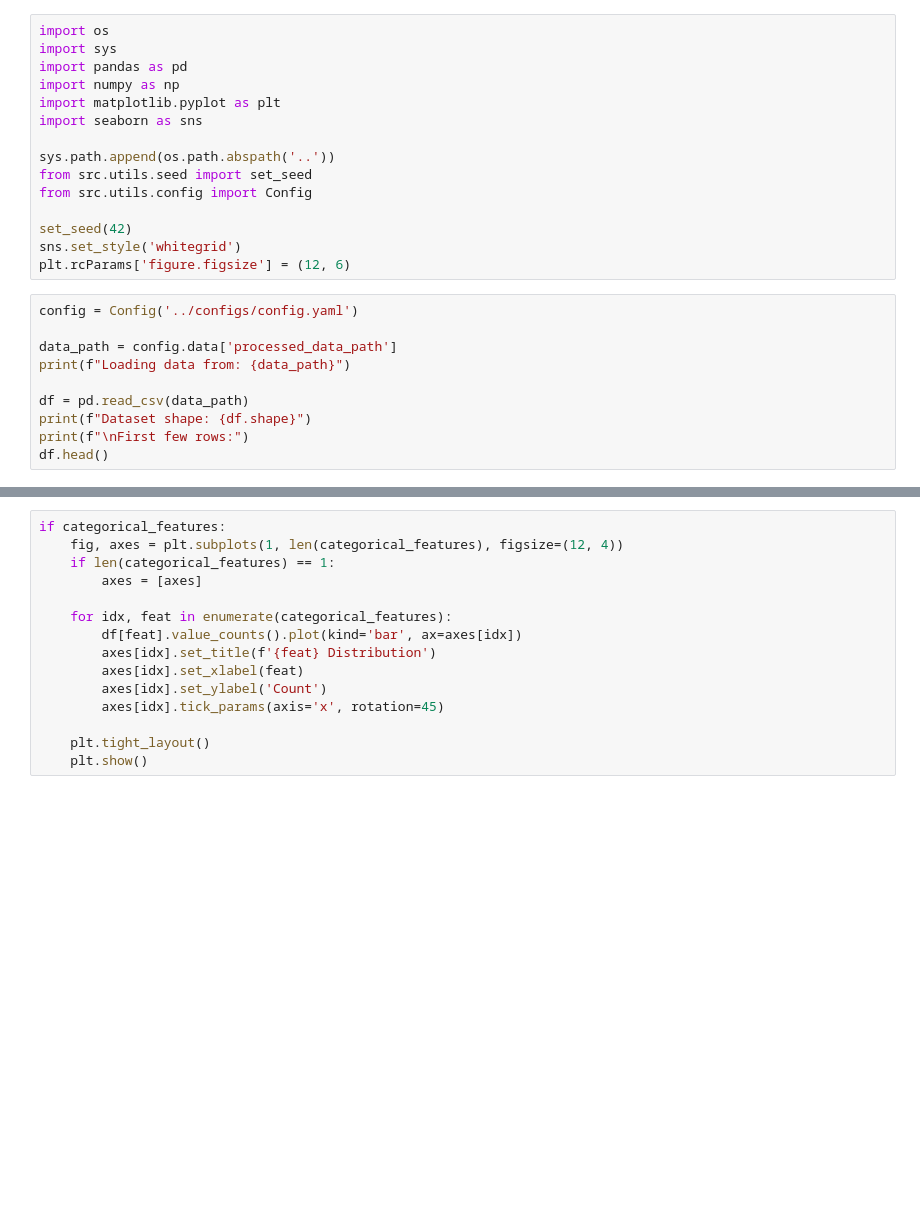
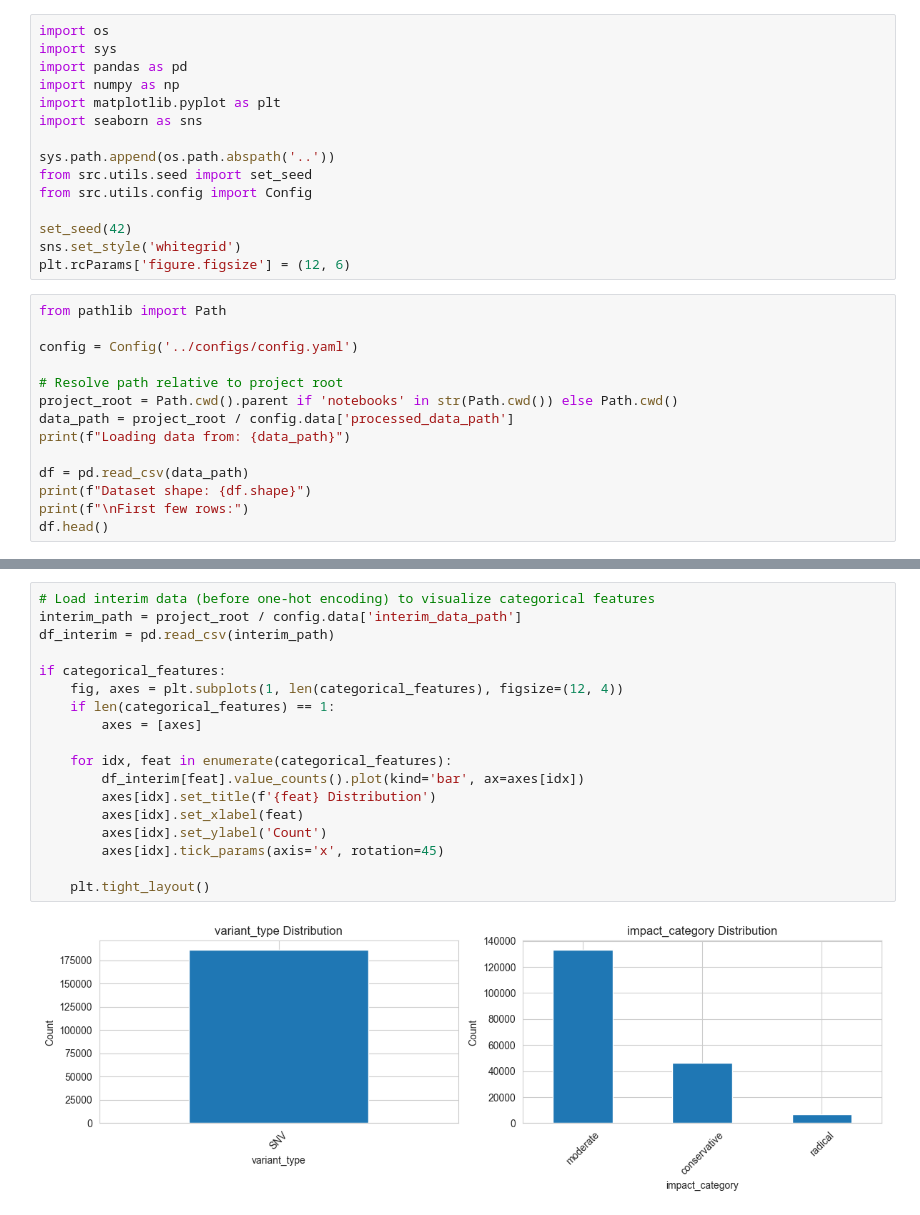
Before and after one commit to Surya-Hariharan/AI-Based-approach-for-prioritization-of-genetic-mutations, a Jupyter notebook: notebooks/01_data_exploration.ipynb, the cells around one changed output, grey strips where cells are left out. Drawn from its saved outputs; the diff is of its cells as text; blank space fills up the shorter version.

```diff
--- a/notebooks/01_data_exploration.ipynb
+++ b/notebooks/01_data_exploration.ipynb
@@ -14,9 +14,13 @@ set_seed(42)
 sns.set_style('whitegrid')
 plt.rcParams['figure.figsize'] = (12, 6)
 # %%
+from pathlib import Path
+
 config = Config('../configs/config.yaml')
 
-data_path = config.data['processed_data_path']
+# Resolve path relative to project root
+project_root = Path.cwd().parent if 'notebooks' in str(Path.cwd()) else Path.cwd()
+data_path = project_root / config.data['processed_data_path']
 print(f"Loading data from: {data_path}")
 
 df = pd.read_csv(data_path)
@@ -67,18 +122,23 @@ if numerical_features:
 # %%
+# Load interim data (before one-hot encoding) to visualize categorical features
+interim_path = project_root / config.data['interim_data_path']
+df_interim = pd.read_csv(interim_path)
+
 if categorical_features:
     fig, axes = plt.subplots(1, len(categorical_features), figsize=(12, 4))
     if len(categorical_features) == 1:
         axes = [axes]
 
     for idx, feat in enumerate(categorical_features):
-        df[feat].value_counts().plot(kind='bar', ax=axes[idx])
+        df_interim[feat].value_counts().plot(kind='bar', ax=axes[idx])
         axes[idx].set_title(f'{feat} Distribution')
         axes[idx].set_xlabel(feat)
         axes[idx].set_ylabel('Count')
         axes[idx].tick_params(axis='x', rotation=45)
 
     plt.tight_layout()
-    plt.show()
+# %% [output]
+[figure, added]
 # %%
 if numerical_features and len(numerical_features) > 1:
     correlation_matrix = df[numerical_features].corr()
```
Also changed, not shown: parts of 7 cells of this notebook, 5 other files.
